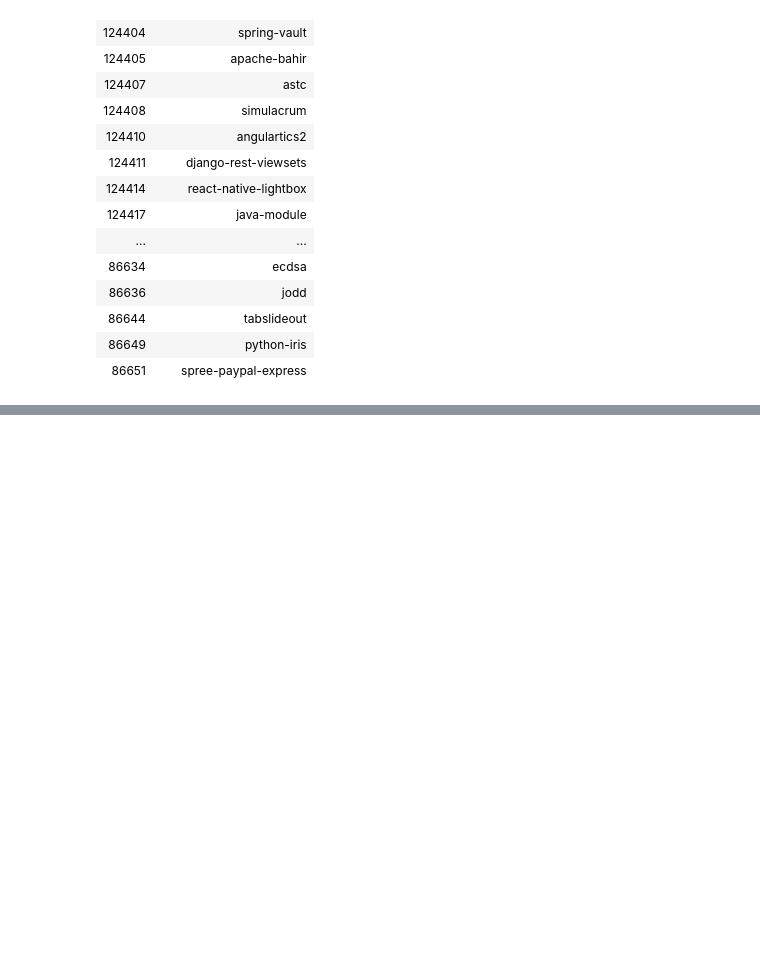
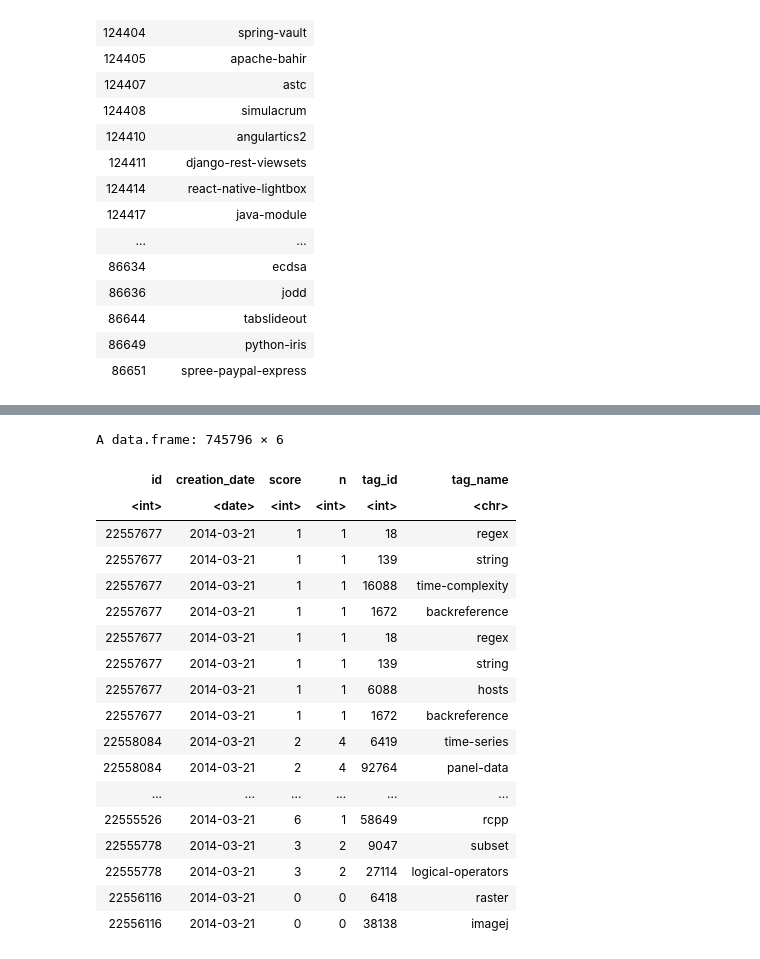
Before and after one commit to AI-MOO/Data_Scientist_with_R, a Jupyter notebook: 05_Joining_Data_with_dplyr/04_Case_Study_Joins_on_Stack_Overflow_Data.ipynb, the cells around one changed output, grey strips where cells are left out. Drawn from its saved outputs; the diff is of its cells as text; code cells hidden in the pictures; blank space fills up the shorter version.

```diff
--- a/05_Joining_Data_with_dplyr/04_Case_Study_Joins_on_Stack_Overflow_Data.ipynb
+++ b/05_Joining_Data_with_dplyr/04_Case_Study_Joins_on_Stack_Overflow_Data.ipynb
@@ -95,0 +178,33 @@ A data.frame: 40458 × 2
+# %%
+answer_counts <- answers %>%
+    count(question_id, sort = TRUE)
+
+question_answer_counts <- questions %>%
+    left_join(answer_counts, by = c("id" = "question_id")) %>%
+    replace_na(list(n = 0))
+# %%
+question_answer_counts %>%
+  # Join the question_tags tables
+  inner_join(question_tags, by = c("id" = "question_id")) %>%
+  # Join the tags table
+  inner_join(tags, by = c("tag_id" = "id"))
+# %% [output]
+A data.frame: 745796 × 6
+| id | creation_date | score | n | tag_id | tag_name |
+| <int> | <date> | <int> | <int> | <int> | <chr> |
+| 22557677 | 2014-03-21 | 1 | 1 | 18 | regex |
+| 22557677 | 2014-03-21 | 1 | 1 | 139 | string |
+| 22557677 | 2014-03-21 | 1 | 1 | 16088 | time-complexity |
+| 22557677 | 2014-03-21 | 1 | 1 | 1672 | backreference |
+| 22557677 | 2014-03-21 | 1 | 1 | 18 | regex |
+| 22557677 | 2014-03-21 | 1 | 1 | 139 | string |
+| 22557677 | 2014-03-21 | 1 | 1 | 6088 | hosts |
+| 22557677 | 2014-03-21 | 1 | 1 | 1672 | backreference |
+| 22558084 | 2014-03-21 | 2 | 4 | 6419 | time-series |
+| 22558084 | 2014-03-21 | 2 | 4 | 92764 | panel-data |
+| ... | ... | ... | ... | ... | ... |
+| 22555526 | 2014-03-21 | 6 | 1 | 58649 | rcpp |
+| 22555778 | 2014-03-21 | 3 | 2 | 9047 | subset |
+| 22555778 | 2014-03-21 | 3 | 2 | 27114 | logical-operators |
+| 22556116 | 2014-03-21 | 0 | 0 | 6418 | raster |
+| 22556116 | 2014-03-21 | 0 | 0 | 38138 | imagej |
```
Also changed, not shown: parts of 23 cells of this notebook.
